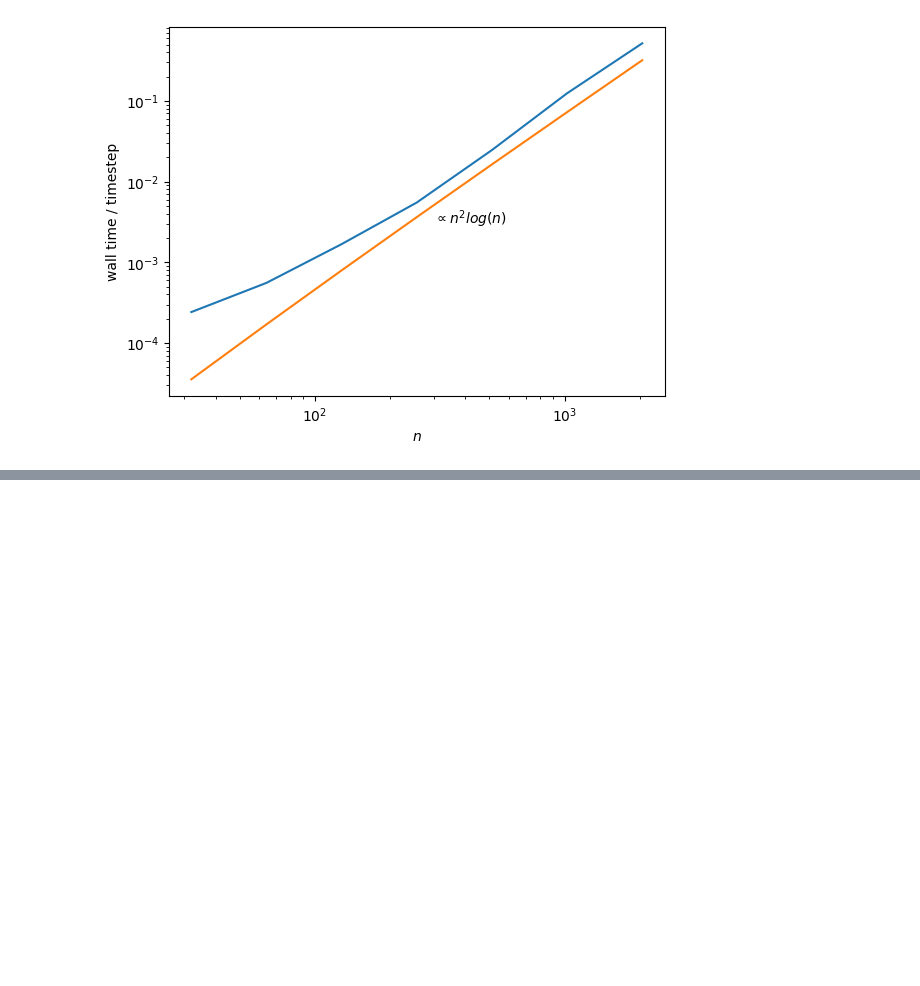
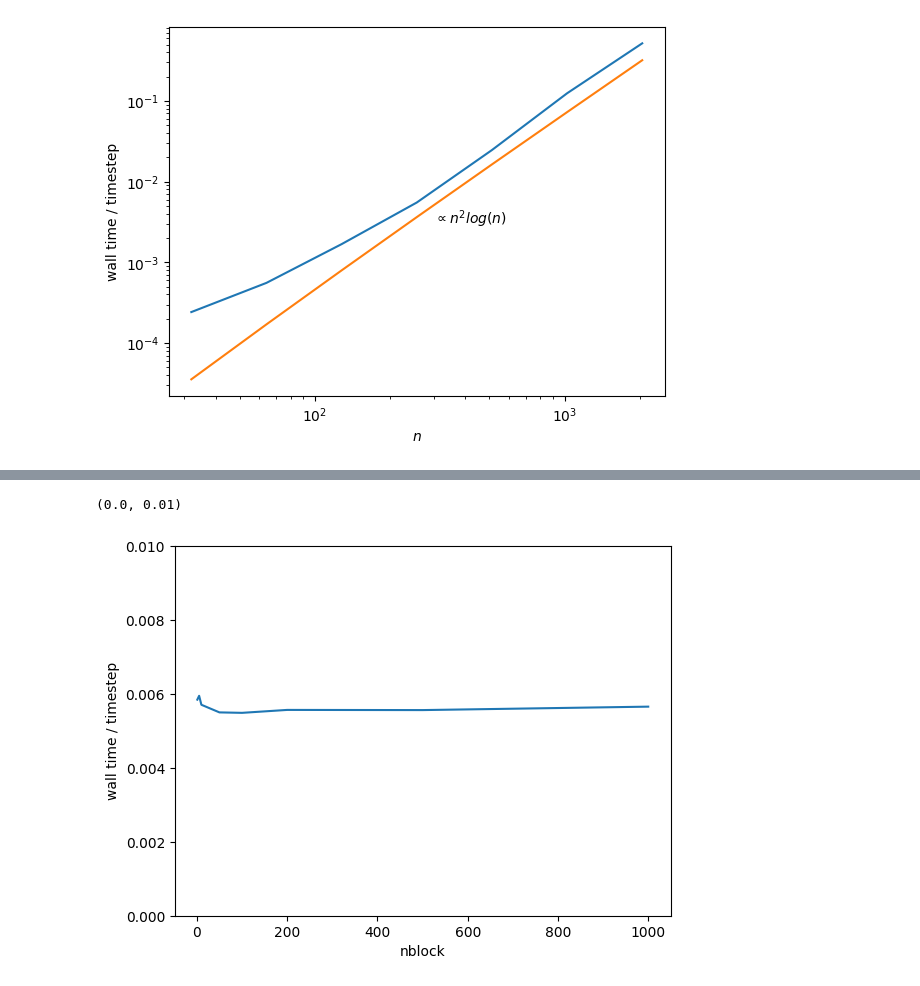
Before and after one commit to alfredmallet/jax_rmhd, a Jupyter notebook: examples/scalings.ipynb, the cells around one changed output, grey strips where cells are left out. Cells and saved outputs as stored; diff of their text form; code cells hidden in the pictures; blank space fills up the shorter version.

```diff
--- a/examples/scalings.ipynb
+++ b/examples/scalings.ipynb
@@ -93,0 +89,34 @@ The scaling for large n follows the expected scaling for 2D FFT (shown in orange
+# %%
+n=256
+
+x = jnp.linspace(0, Lx, n, endpoint=False)
+y = jnp.linspace(0, Ly, n, endpoint=False)
+x_grid = x.reshape(-1,1)
+y_grid = y.reshape(1,-1)
+
+#setting fields to zero: we just check scalings of the code with no effect from the physics
+phi = jnp.zeros_like(x_grid)+ jnp.zeros_like(y_grid)
+psi = jnp.zeros_like(x_grid)+ jnp.zeros_like(y_grid)
+
+#fft
+phik=ft.rfft2(phi)
+psik=ft.rfft2(psi)
+params=jr.Parameters(n=n,Lx=Lx,visc=visc,res=res,hyper=hyper,cfl_safety=cfl_safety)
+kgrid = jr.setup_kgrids(params)
+state = jr.SimulationState(t=0.0,fields=jr.Fields(phik,psik))
+
+blocklengths = [1, 5, 10, 50, 100, 200, 500, 1000]
+results = []
+
+for nb in blocklengths:
+
+    block = lambda: jax.block_until_ready(block_of_steps(state, kgrid, params, nb))
+    #warm up jit
+    _ = jax.block_until_ready(block_of_steps(state, kgrid, params, nb))
+    _ = jax.block_until_ready(block_of_steps(state, kgrid, params, nb))
+    raw_times=jnp.array(timeit.repeat(block,number=1,repeat=10))
+    results.append((jnp.mean(raw_times)/nb,jnp.std(raw_times)/nb))
+
+
+resultarr=jnp.array(results)
+nbarr=jnp.array(blocklengths)
@@ -93,0 +133,8 @@ The scaling for large n follows the expected scaling for 2D FFT (shown in orange
+# %%
+plt.plot(nbarr,resultarr[:,0])
+plt.xlabel(r'nblock')
+plt.ylabel(r'wall time / timestep')
+plt.ylim(0,0.01)
+# %% [output]
+(0.0, 0.01)
+[figure, added]
```
Also changed, not shown: parts of 3 cells of this notebook, 2 other files.
